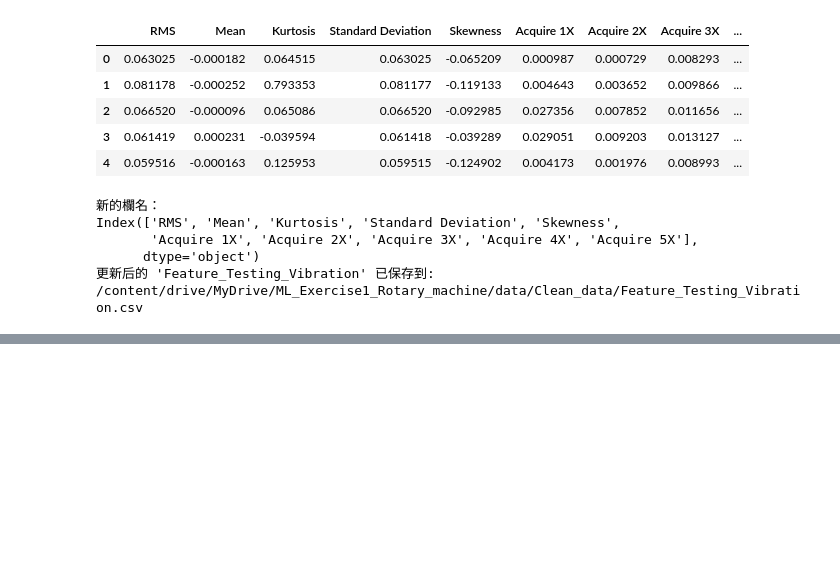
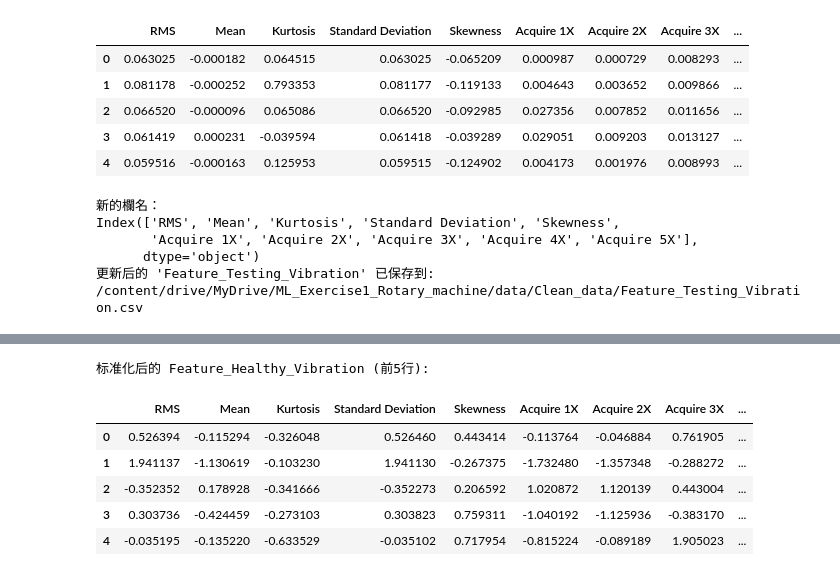
Before and after one commit to sula316/ML_Exercise1_Rotary_machine, a Jupyter notebook: ML_Exercise1_Rotary_machine_Step1_Data_Preprocessing.ipynb, the cells around one changed output, grey strips where cells are left out. Cells and saved outputs as stored; diff of their text form; code cells hidden in the pictures; blank space fills up the shorter version.

```diff
--- a/ML_Exercise1_Rotary_machine_Step1_Data_Preprocessing.ipynb
+++ b/ML_Exercise1_Rotary_machine_Step1_Data_Preprocessing.ipynb
@@ -1359,0 +1289,73 @@ Index(['RMS', 'Mean', 'Kurtosis', 'Standard Deviation', 'Skewness',
+# %%
+import pandas as pd
+from sklearn.preprocessing import StandardScaler
+import os
+
+# 定义文件路径
+path_FHV = '/content/drive/MyDrive/ML_Exercise1_Rotary_machine/data/Clean_data/Feature_Healthy_Vibration.csv'
+path_FFV = '/content/drive/MyDrive/ML_Exercise1_Rotary_machine/data/Clean_data/Feature_Faulty_Vibration.csv'
+
+# 加载数据
+Feature_Healthy_Vibration = pd.read_csv(path_FHV)
+Feature_Faulty_Vibration = pd.read_csv(path_FFV)
+
+# !!! FIX START !!!
+# Ensure Feature_Faulty_Vibration has the same column names as Feature_Healthy_Vibration
+# This is crucial because the scaler is fit on Healthy data and then transforms Faulty data.
+# The column names were modified in earlier cells (15ec286e and c1777bf0),
+# but when this cell reloads the CSVs, the original column names are used.
+# We need to re-apply the correct column names here, or ensure the CSVs are saved with consistent names.
+# Assuming the intention is for the columns to match after the previous renaming steps.
+# Re-define the intended column names for both after loading.
+new_feature_column_names = [
+    'RMS', 'Mean', 'Kurtosis', 'Standard Deviation', 'Skewness',
+    'Acquire 1X', 'Acquire 2X', 'Acquire 3X', 'Acquire 4X', 'Acquire 5X'
+]
+
+# Apply these column names to both DataFrames after loading
+Feature_Healthy_Vibration.columns = new_feature_column_names
+Feature_Faulty_Vibration.columns = new_feature_column_names
+# !!! FIX END !!!
+
+print("原始 Feature_Healthy_Vibration (前5行):")
+display(Feature_Healthy_Vibration.head())
+print("\n原始 Feature_Faulty_Vibration (前5行):")
+display(Feature_Faulty_Vibration.head())
+
+# 初始化 StandardScaler
+scaler = StandardScaler()
+
+# 对 Feature_Healthy_Vibration 进行 Z-score 标准化
+Feature_Healthy_Vibration_scaled = pd.DataFrame(scaler.fit_transform(Feature_Healthy_Vibration), columns=Feature_Healthy_Vibration.columns)
+
+# 对 Feature_Faulty_Vibration 进行 Z-score 标准化
+# 注意：这里我们使用在 Healthy 数据上 fit 的 scaler 来 transform Faulty 数据，
+# 以确保所有数据使用相同的均值和标准差进行标准化，这在机器学习中是常见的做法。
+Feature_Faulty_Vibration_scaled = pd.DataFrame(scaler.transform(Feature_Faulty_Vibration), columns=Feature_Faulty_Vibration.columns)
+
+print("\n标准化后的 Feature_Healthy_Vibration (前5行):")
+display(Feature_Healthy_Vibration_scaled.head())
+print("\n标准化后的 Feature_Faulty_Vibration (前5行):")
+display(Feature_Faulty_Vibration_scaled.head())
+
+# 定义保存标准化数据的目录
+save_directory_scaled_data = '/content/drive/MyDrive/ML_Exercise1_Rotary_machine/data/Clean_data'
+
+# 如果目录不存在，则创建它
+if not os.path.exists(save_directory_scaled_data):
+    os.makedirs(save_directory_scaled_data)
+    print(f"创建目录: {save_directory_scaled_data}")
+else:
+    print(f"目录已存在: {save_directory_scaled_data}")
+
+# 保存标准化后的数据到新的 CSV 文件
+output_path_scaled_healthy = os.path.join(save_directory_scaled_data, 'Feature_Healthy_Vibration_Scaled.csv')
+Feature_Healthy_Vibration_scaled.to_csv(output_path_scaled_healthy, index=False)
+print(f"'Feature_Healthy_Vibration_Scaled' 已保存到: {output_path_scaled_healthy}")
+
+output_path_scaled_faulty = os.path.join(save_directory_scaled_data, 'Feature_Faulty_Vibration_Scaled.csv')
+Feature_Faulty_Vibration_scaled.to_csv(output_path_scaled_faulty, index=False)
+print(f"'Feature_Faulty_Vibration_Scaled' 已保存到: {output_path_scaled_faulty}")
+
+print("所有特徵資料集已成功正規化並保存。")
+# %% [output]
@@ -1359,0 +1376,7 @@ Index(['RMS', 'Mean', 'Kurtosis', 'Standard Deviation', 'Skewness',
+标准化后的 Feature_Healthy_Vibration (前5行):
+|  | RMS | Mean | Kurtosis | Standard Deviation | Skewness | Acquire 1X | Acquire 2X | Acquire 3X | ... |
+| 0 | 0.526394 | -0.115294 | -0.326048 | 0.526460 | 0.443414 | -0.113764 | -0.046884 | 0.761905 | ... |
+| 1 | 1.941137 | -1.130619 | -0.103230 | 1.941130 | -0.267375 | -1.732480 | -1.357348 | -0.288272 | ... |
+| 2 | -0.352352 | 0.178928 | -0.341666 | -0.352273 | 0.206592 | 1.020872 | 1.120139 | 0.443004 | ... |
+| 3 | 0.303736 | -0.424459 | -0.273103 | 0.303823 | 0.759311 | -1.040192 | -1.125936 | -0.383170 | ... |
+| 4 | -0.035195 | -0.135220 | -0.633529 | -0.035102 | 0.717954 | -0.815224 | -0.089189 | 1.905023 | ... |
```
Also changed, not shown: parts of 16 cells of this notebook.
